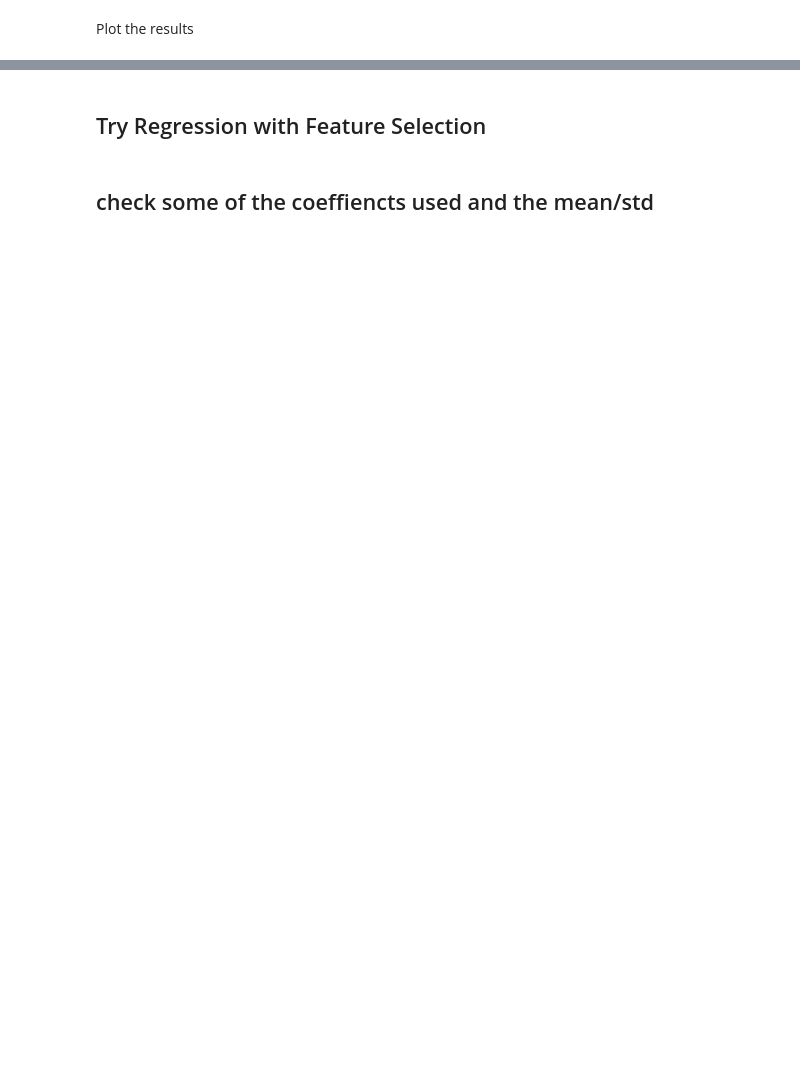
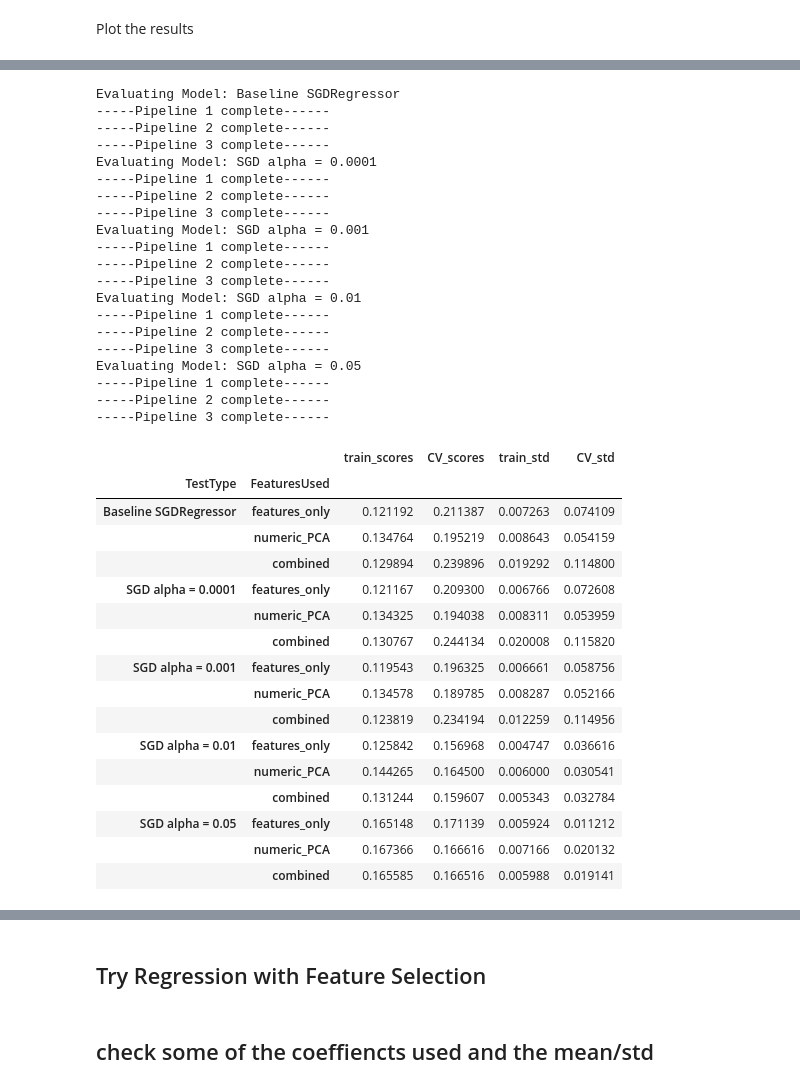
Before and after one commit to charlesbeacham/house_prices, a Jupyter notebook: housing.ipynb, the cells around one changed output, grey strips where cells are left out. Cells and saved outputs as stored; diff of their text form; code cells hidden in the pictures; blank space fills up the shorter version.

```diff
--- a/housing.ipynb
+++ b/housing.ipynb
@@ -744,0 +785,58 @@ plot_results(results, names, pipe_names)
+# %%
+# iterate over models
+# try gradient descent
+classifier_tests = [
+    SGDRegressor(penalty=None, random_state=41),
+    SGDRegressor(penalty='l1', alpha=0.0001, random_state=41),
+    SGDRegressor(penalty='l1', alpha=0.001, random_state=41),
+    SGDRegressor(penalty='l1', alpha=0.01, random_state=41),
+    SGDRegressor(penalty='l1', alpha=0.05, random_state=41),
+]
+names = [
+    "Baseline SGDRegressor",
+    "SGD alpha = 0.0001",
+    "SGD alpha = 0.001",
+    "SGD alpha = 0.01",
+    "SGD alpha = 0.05",
+]
+
+results = iterate_over_models(classifier_tests, names, pipes, pipe_names)
+results
+# %% [output]
+Evaluating Model: Baseline SGDRegressor
+-----Pipeline 1 complete------
+-----Pipeline 2 complete------
+-----Pipeline 3 complete------
+Evaluating Model: SGD alpha = 0.0001
+-----Pipeline 1 complete------
+-----Pipeline 2 complete------
+-----Pipeline 3 complete------
+Evaluating Model: SGD alpha = 0.001
+-----Pipeline 1 complete------
+-----Pipeline 2 complete------
+-----Pipeline 3 complete------
+Evaluating Model: SGD alpha = 0.01
+-----Pipeline 1 complete------
+-----Pipeline 2 complete------
+-----Pipeline 3 complete------
+Evaluating Model: SGD alpha = 0.05
+-----Pipeline 1 complete------
+-----Pipeline 2 complete------
+-----Pipeline 3 complete------
+|  |  | train_scores | CV_scores | train_std | CV_std |
+| TestType | FeaturesUsed |  |  |  |  |
+| Baseline SGDRegressor | features_only | 0.121192 | 0.211387 | 0.007263 | 0.074109 |
+|  | numeric_PCA | 0.134764 | 0.195219 | 0.008643 | 0.054159 |
+|  | combined | 0.129894 | 0.239896 | 0.019292 | 0.114800 |
+| SGD alpha = 0.0001 | features_only | 0.121167 | 0.209300 | 0.006766 | 0.072608 |
+|  | numeric_PCA | 0.134325 | 0.194038 | 0.008311 | 0.053959 |
+|  | combined | 0.130767 | 0.244134 | 0.020008 | 0.115820 |
+| SGD alpha = 0.001 | features_only | 0.119543 | 0.196325 | 0.006661 | 0.058756 |
+|  | numeric_PCA | 0.134578 | 0.189785 | 0.008287 | 0.052166 |
+|  | combined | 0.123819 | 0.234194 | 0.012259 | 0.114956 |
+| SGD alpha = 0.01 | features_only | 0.125842 | 0.156968 | 0.004747 | 0.036616 |
+|  | numeric_PCA | 0.144265 | 0.164500 | 0.006000 | 0.030541 |
+|  | combined | 0.131244 | 0.159607 | 0.005343 | 0.032784 |
+| SGD alpha = 0.05 | features_only | 0.165148 | 0.171139 | 0.005924 | 0.011212 |
+|  | numeric_PCA | 0.167366 | 0.166616 | 0.007166 | 0.020132 |
+|  | combined | 0.165585 | 0.166516 | 0.005988 | 0.019141 |
```
Also changed, not shown: parts of 17 cells of this notebook.
